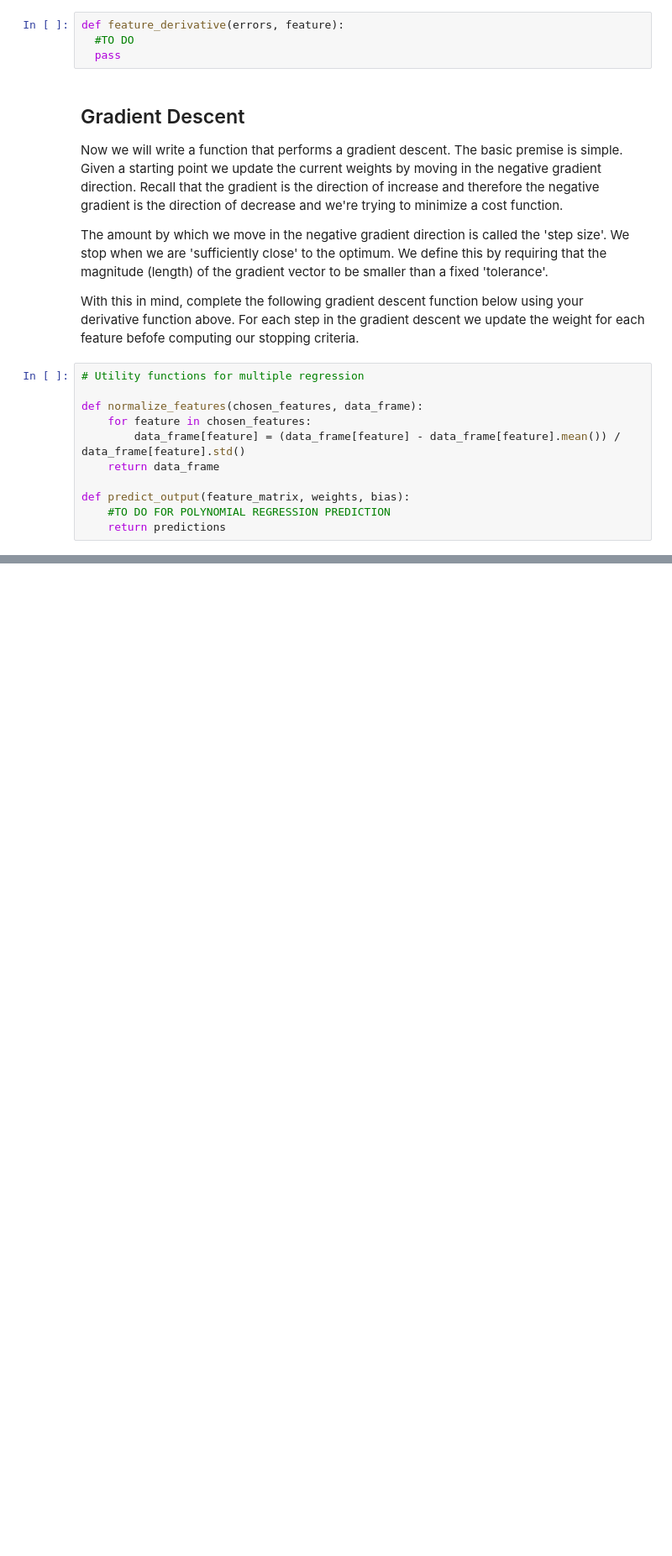
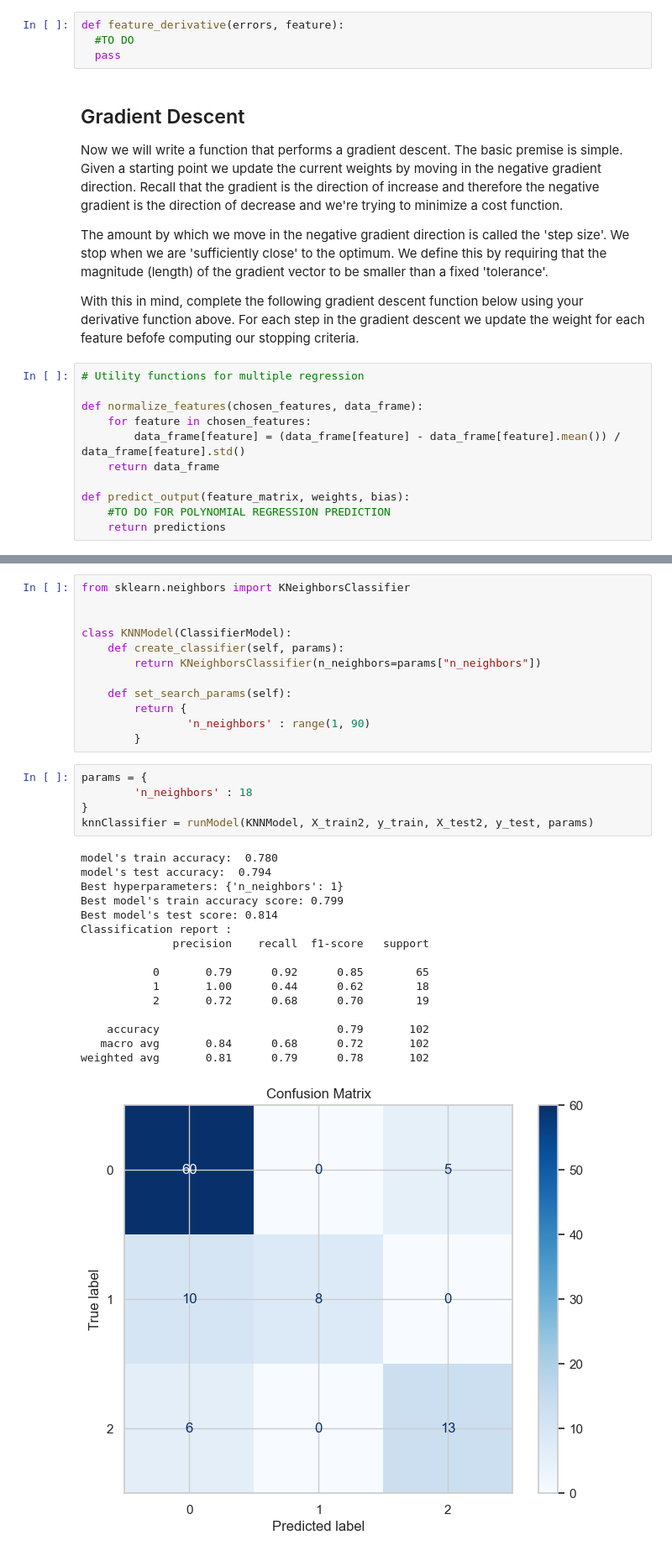
Before and after one commit to AryanBastani/AI-Course-Projects, a Jupyter notebook: Machine Learning/AI-CA4.ipynb, the cells around one changed output, grey strips where cells are left out. Shown at 84% size. Saved outputs shown, nothing was run; the diff lists cells and outputs as text; blank space fills up the shorter version.

```diff
--- a/Machine Learning/AI-CA4.ipynb
+++ b/Machine Learning/AI-CA4.ipynb
@@ -683,0 +1035,34 @@ def get_weights_and_bias(chosen_features):
+# %%
+from sklearn.neighbors import KNeighborsClassifier
+
+
+class KNNModel(ClassifierModel):
+    def create_classifier(self, params):
+        return KNeighborsClassifier(n_neighbors=params["n_neighbors"])
+
+    def set_search_params(self):
+        return {
+                'n_neighbors' : range(1, 90)
+        }
+# %%
+params = {
+        'n_neighbors' : 18
+}
+knnClassifier = runModel(KNNModel, X_train2, y_train, X_test2, y_test, params)
+# %% [output]
+model's train accuracy:  0.780
+model's test accuracy:  0.794
+Best hyperparameters: {'n_neighbors': 1}
+Best model's train accuracy score: 0.799
+Best model's test score: 0.814
+Classification report :
+              precision    recall  f1-score   support
+
+           0       0.79      0.92      0.85        65
+           1       1.00      0.44      0.62        18
+           2       0.72      0.68      0.70        19
+
+    accuracy                           0.79       102
+   macro avg       0.84      0.68      0.72       102
+weighted avg       0.81      0.79      0.78       102
+[figure, added]
```
Also changed, not shown: parts of 65 cells of this notebook, 5 other files.
